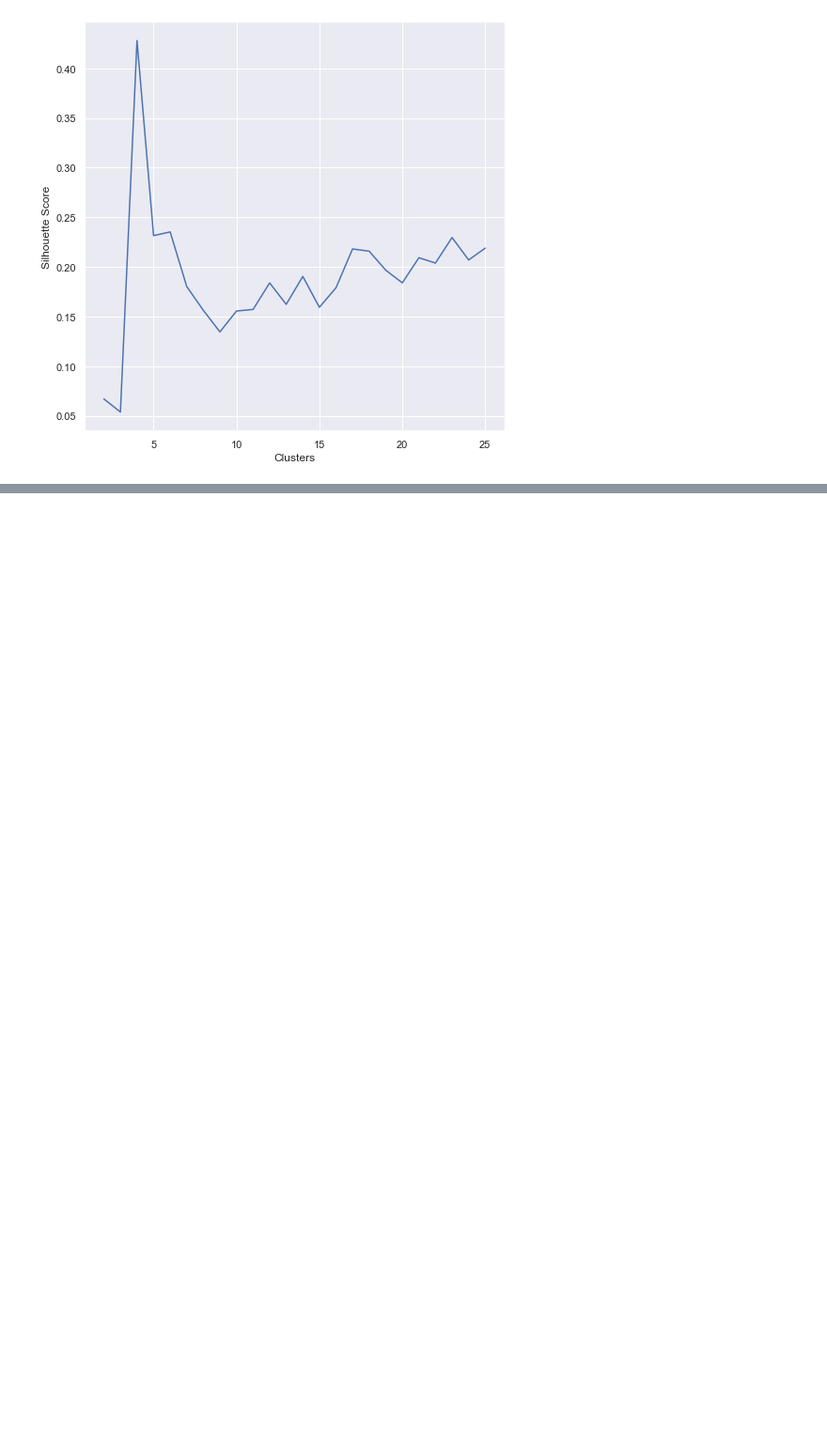
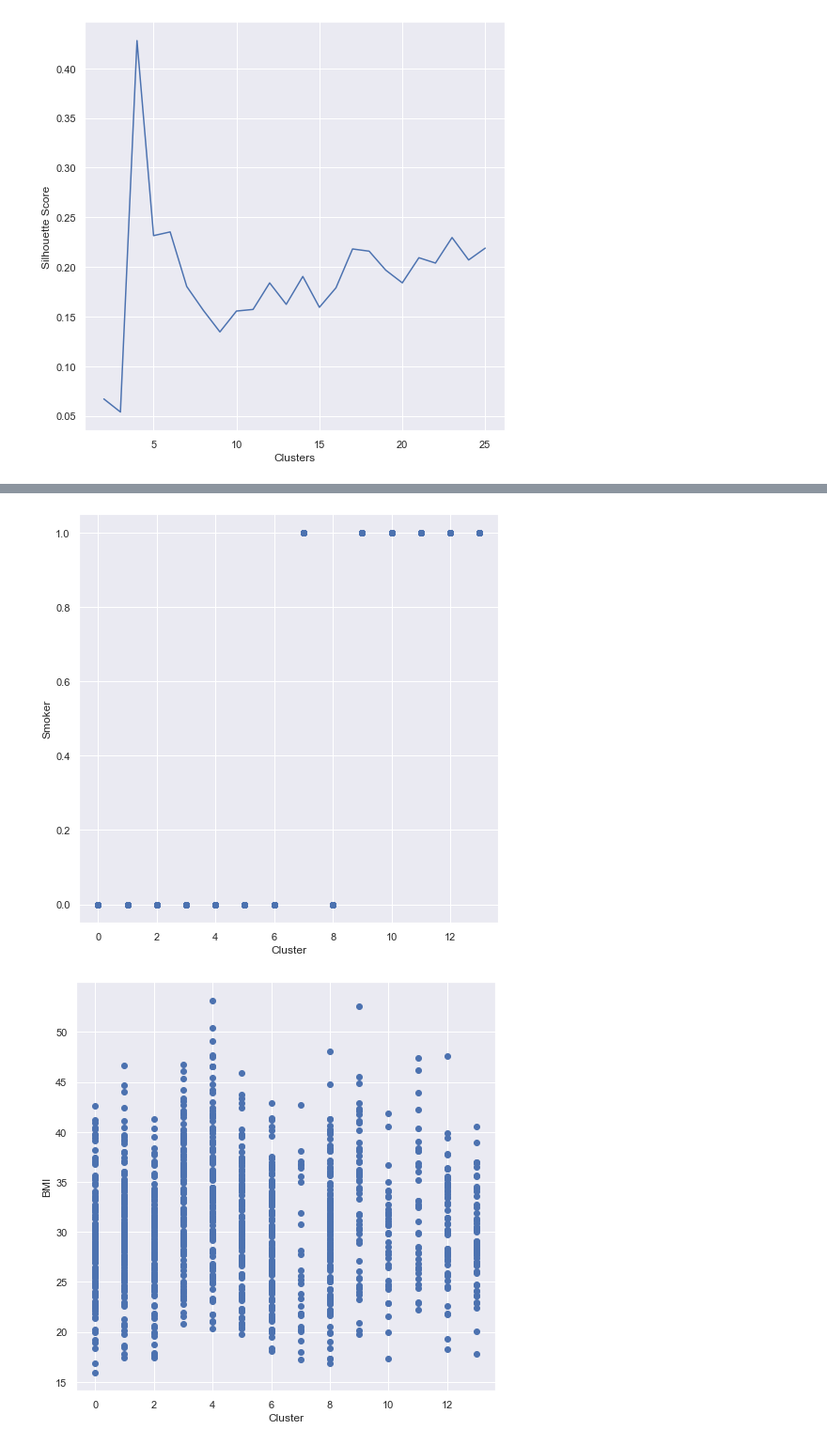
Before and after one commit to mjbernet3/insurance_prediction, a Jupyter notebook: models/unsupervised/clustering.ipynb, the cells around one changed output, grey strips where cells are left out. Shown at 94% size. Cells and saved outputs as stored; diff of their text form; code cells hidden in the pictures; blank space fills up the shorter version.

```diff
--- a/models/unsupervised/clustering.ipynb
+++ b/models/unsupervised/clustering.ipynb
@@ -146,0 +96,23 @@ max    44585.455870     13.0
+# %%
+### Analysis cont. so does not turn into scrolling view ###
+
+plt.figure(figsize = (8, 8))
+plt.scatter(cleanInsurance["cluster"], cleanInsurance["smoker"])
+plt.xlabel("Cluster")
+plt.ylabel("Smoker")
+plt.show()
+
+plt.figure(figsize = (8,8))
+plt.scatter(cleanInsurance["cluster"], cleanInsurance["bmi"])
+plt.xlabel("Cluster")
+plt.ylabel("BMI")
+plt.show()
+
+plt.figure(figsize = (8,8))
+plt.scatter(cleanInsurance["cluster"], cleanInsurance["age"])
+plt.xlabel("Cluster")
+plt.ylabel("Age")
+plt.show()
+# %% [output]
+[figure, added]
+[figure, added]
```
Also changed, not shown: parts of 4 cells of this notebook.
